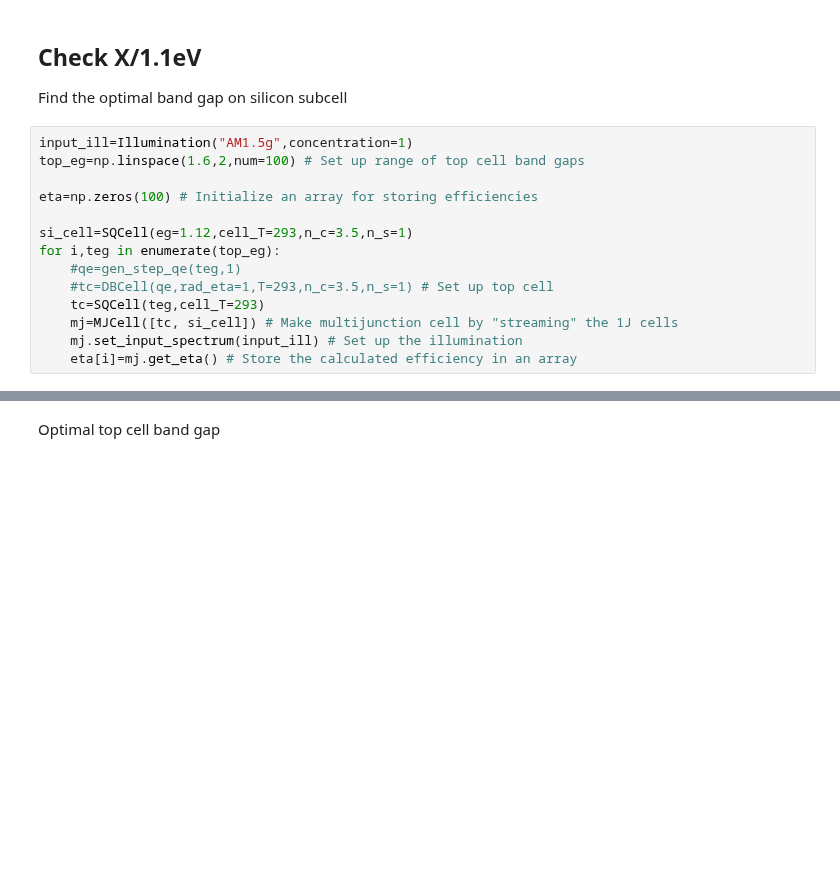
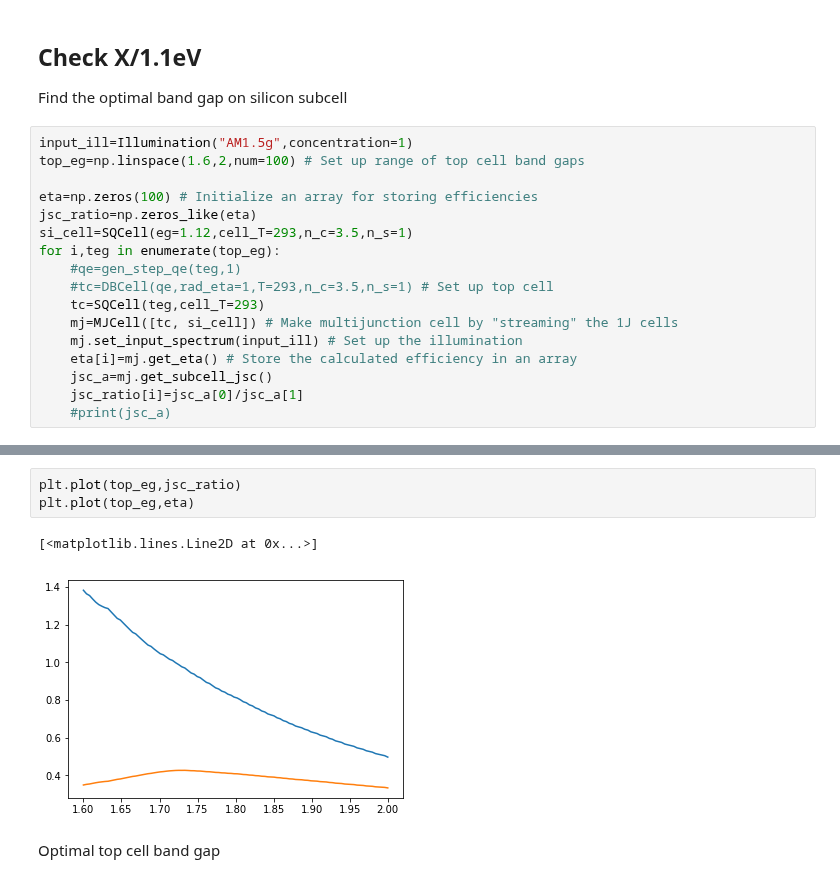
Before and after one commit to kanhua/pypvcell, a Jupyter notebook: demos/efficiency_vs_bandgap.ipynb, the cells around one changed output, grey strips where cells are left out. Saved outputs shown, nothing was run; the diff lists cells and outputs as text; blank space fills up the shorter version.

```diff
--- a/demos/efficiency_vs_bandgap.ipynb
+++ b/demos/efficiency_vs_bandgap.ipynb
@@ -100,7 +115,7 @@ input_ill=Illumination("AM1.5g",concentration=1)
 top_eg=np.linspace(1.6,2,num=100) # Set up range of top cell band gaps
 
 eta=np.zeros(100) # Initialize an array for storing efficiencies
-
+jsc_ratio=np.zeros_like(eta)
 si_cell=SQCell(eg=1.12,cell_T=293,n_c=3.5,n_s=1)
 for i,teg in enumerate(top_eg):
     #qe=gen_step_qe(teg,1)
@@ -109,6 +124,9 @@ for i,teg in enumerate(top_eg):
     mj=MJCell([tc, si_cell]) # Make multijunction cell by "streaming" the 1J cells
     mj.set_input_spectrum(input_ill) # Set up the illumination
     eta[i]=mj.get_eta() # Store the calculated efficiency in an array
+    jsc_a=mj.get_subcell_jsc()
+    jsc_ratio[i]=jsc_a[0]/jsc_a[1]
+    #print(jsc_a)
 # %%
 plt.plot(top_eg,eta)
 plt.xlabel("band gap of top cell (eV)")
@@ -119,3 +137,9 @@ plt.savefig("sj_on_si.pdf")
+# %%
+plt.plot(top_eg,jsc_ratio)
+plt.plot(top_eg,eta)
+# %% [output]
+[<matplotlib.lines.Line2D at 0x...>]
+[figure, added]
 # %% [markdown]
 Optimal top cell band gap
 # %%
```
Also changed, not shown: parts of 23 cells of this notebook, 5 other files.
